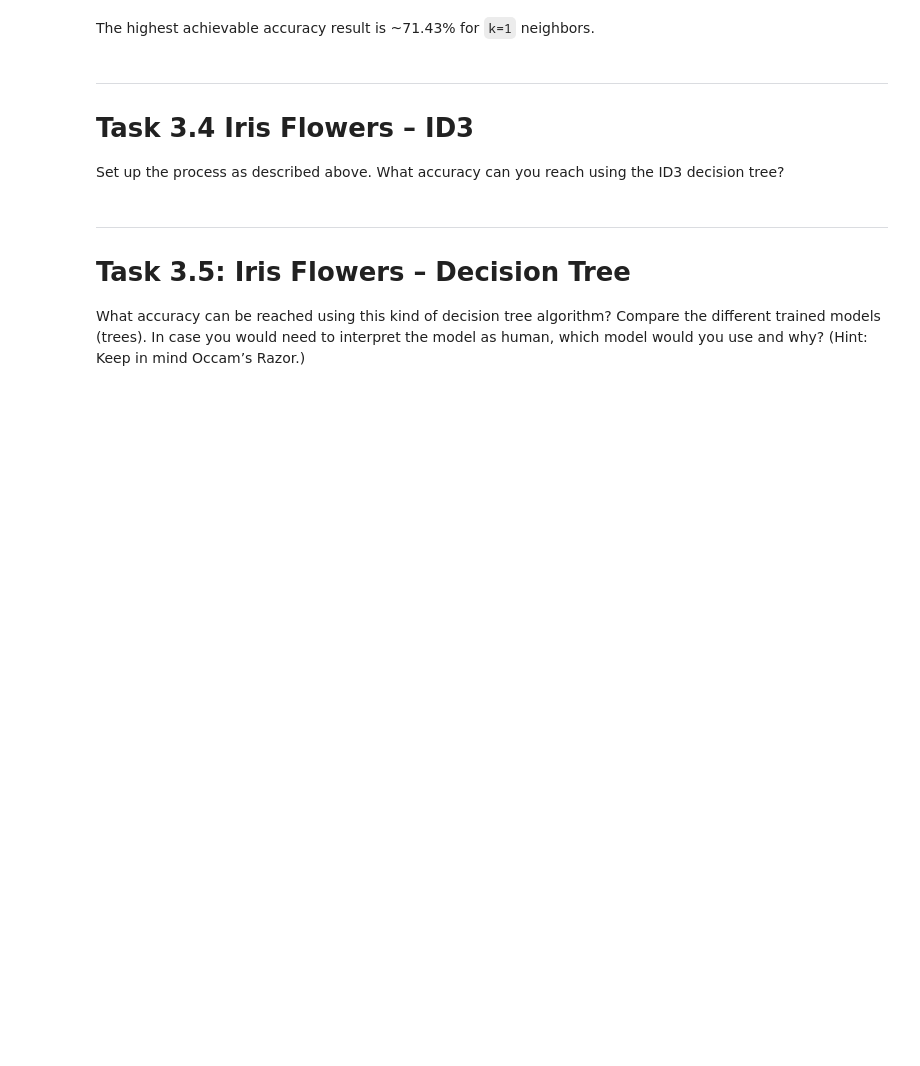
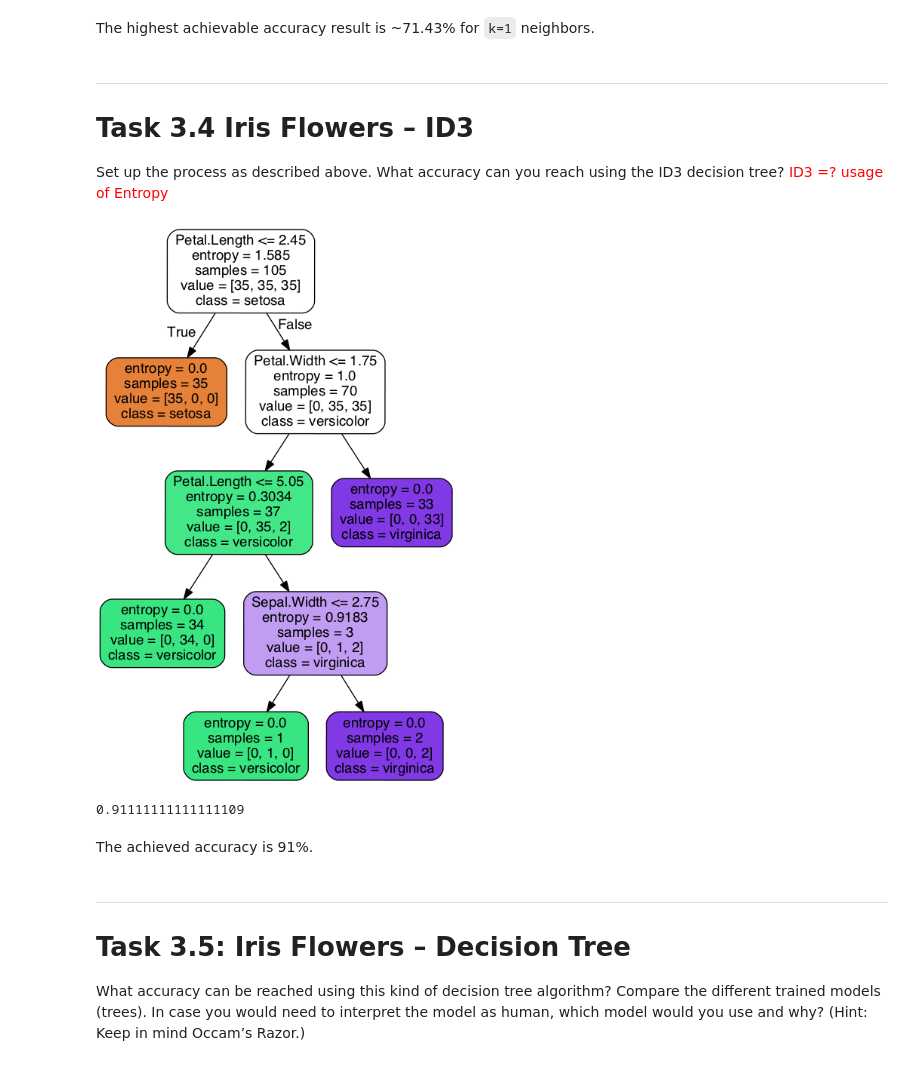
Before and after one commit to jgoerner/DataMining, a Jupyter notebook: notebooks/0.1-jg-readingguide-3.ipynb, the cells around one changed output. Saved outputs shown, nothing was run; the diff lists cells and outputs as text; code cells hidden in the pictures; blank space fills up the shorter version.

```diff
--- a/notebooks/0.1-jg-readingguide-3.ipynb
+++ b/notebooks/0.1-jg-readingguide-3.ipynb
@@ -14,10 +15,16 @@ from sklearn.preprocessing import LabelEncoder
 from sklearn.tree import DecisionTreeClassifier, export_graphviz
 from sklearn.neighbors import KNeighborsClassifier
 from sklearn.metrics import confusion_matrix, accuracy_score, recall_score, f1_score
+from scipy.io.arff import loadarff
+from sklearn.grid_search import GridSearchCV
+from sklearn.naive_bayes import GaussianNB
 
 # DATA IMPORT
 dt_golf = pd.read_csv("../data/golf.csv", sep=";")
 dt_golf_test = pd.read_csv("../data/golf-testset.csv", sep=";")
+dt_iris = pd.read_csv("../data/iris.csv", sep=";", decimal=",", index_col=0)
+dt_credit = pd.DataFrame(arff.load(open('../data/credit-g.arff', 'r'))["data"],
+                         columns = pd.DataFrame(loadarff("../data/credit-g.arff")[0]).columns)
 # %% [markdown]
 ---
 # Task 3.1: Golf Dataset – Decision Tree
@@ -107,6 +114,34 @@ The highest achievable accuracy result is ~71.43% for `k=1` neighbors.
 ---
 # Task 3.4 Iris Flowers – ID3
 Set up the process as described above. What accuracy can you reach using the ID3 decision tree?
+<span style="color:red;">ID3 =? usage of Entropy</span>
+# %%
+# Initiate preprocessor and transform data
+dfp_iris = DataFramePreprocessor(encode=False)
+X, y = dfp_iris.fit_transform(dt_iris, "Species")
+
+# Train test split the dataset
+from sklearn.cross_validation import train_test_split
+X_train, X_test, y_train, y_test = train_test_split(X,y, test_size=0.3, stratify=y)
+
+# Initiate and train the DecisionTreeLearner
+dtree_iris = DecisionTreeClassifier(criterion='entropy')
+dtree_iris.fit(X_train, y_train)
+
+# Plot the decision tree
+plot_decision_tree(X_train.columns,
+                   np.unique(dfp_iris.inverse_transform_label(y_train)),
+                   dtree_iris,
+                   path="../figures/classification/tree-iris.dot")
+# %% [output]
+[figure, added]
+# %%
+# Evaluate the accuracy of the Decision Tree
+dtree_iris.score(X_test, y_test)
+# %% [output]
+0.91111111111111109
+# %% [markdown]
+The achieved accuracy is 91%.
 # %% [markdown]
 ---
 # Task 3.5: Iris Flowers – Decision Tree
```
Also changed, not shown: parts of 6 cells of this notebook, 7 other files.
